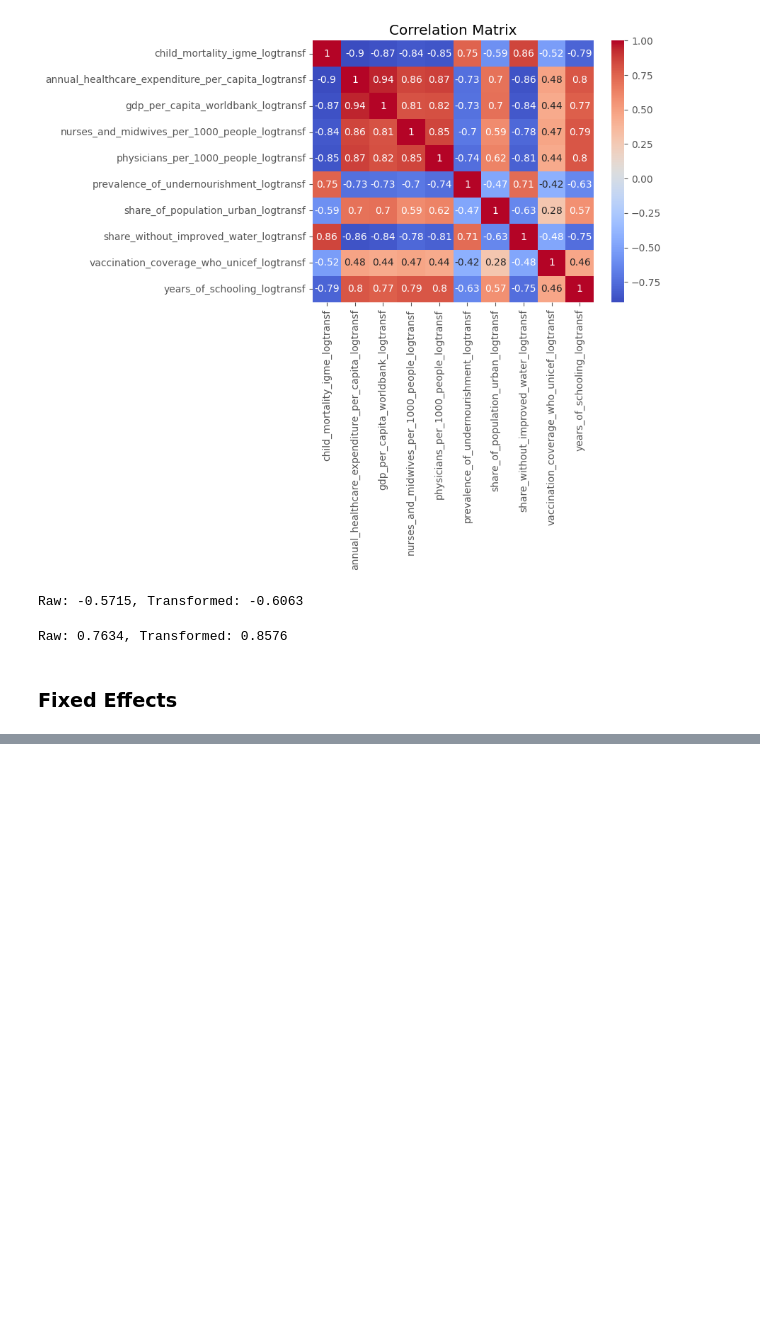
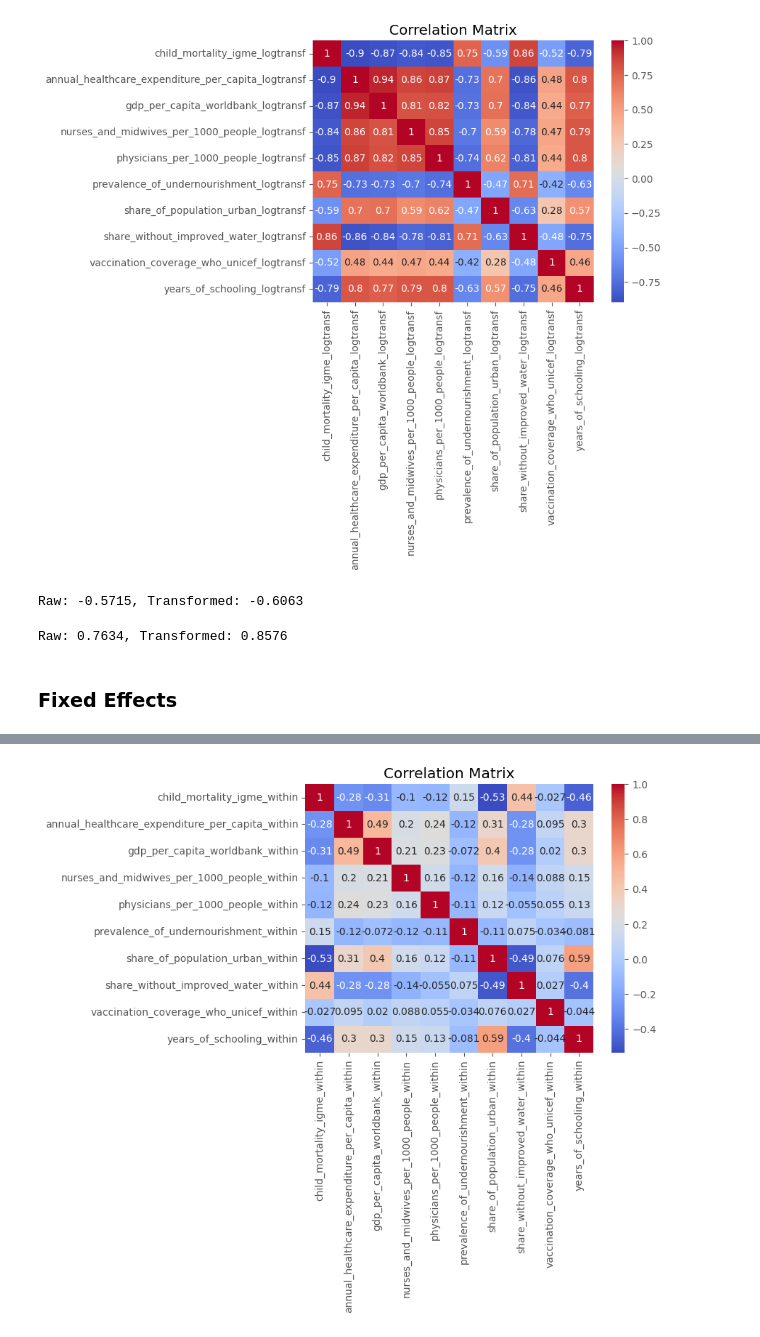
Before and after one commit to HamzahFayad/master_thesis_child_mortality, a Jupyter notebook: 01_notebooks/3_feature_engineering.ipynb, the cells around one changed output, grey strips where cells are left out. Drawn from its saved outputs; the diff is of its cells as text; code cells hidden in the pictures; blank space fills up the shorter version.

```diff
--- a/01_notebooks/3_feature_engineering.ipynb
+++ b/01_notebooks/3_feature_engineering.ipynb
@@ -260,0 +290,9 @@ within_tr_vars = numerics[numerics.str.contains("within")]
+# %%
+features_correl = df_transf.copy()
+only_logtr_within = features_correl.filter(like="within")
+corr_within = only_logtr_within.corr()
+sns.heatmap(corr_within, annot=True, cmap="coolwarm")
+plt.title("Correlation Matrix")
+plt.show()
+# %% [output]
+[figure, added]
```
Also changed, not shown: parts of 6 cells of this notebook, 1 other file.
